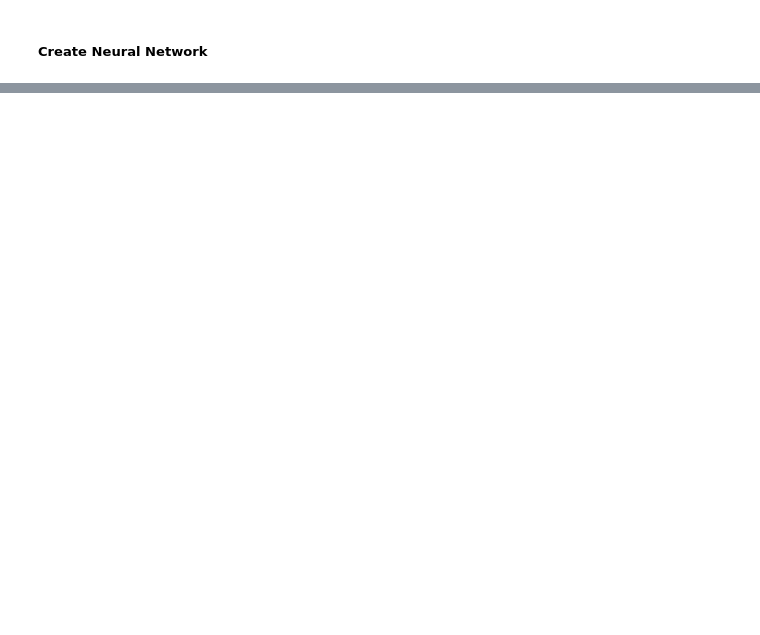
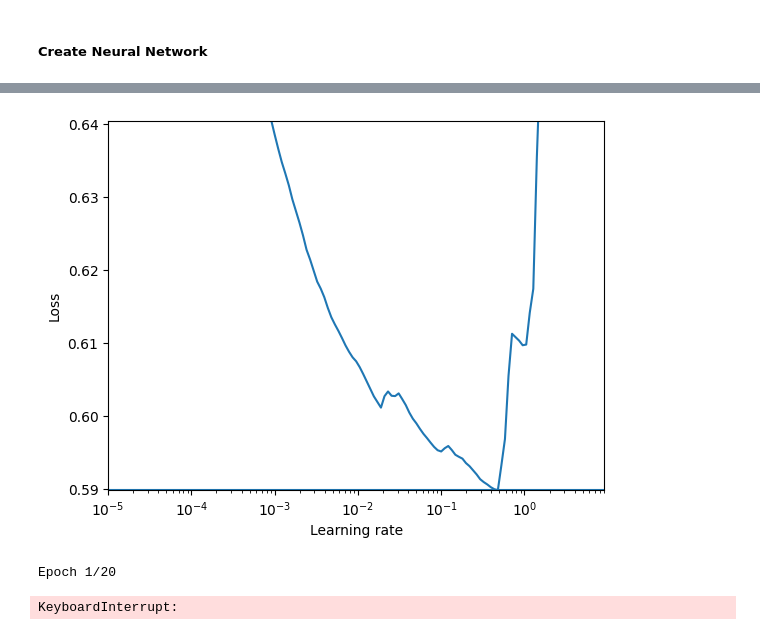
Before and after one commit to slouie88/myers_briggs_personalities, a Jupyter notebook: myers_briggs_model_development.ipynb, the cells around one changed output, grey strips where cells are left out. Cells and saved outputs as stored; diff of their text form; code cells hidden in the pictures; blank space fills up the shorter version.

Commit message:
Wrote functionality for building deep neural network and 1cycle learning rate scheduling

```diff
--- a/myers_briggs_model_development.ipynb
+++ b/myers_briggs_model_development.ipynb
@@ -871,0 +1020,5 @@ Name: EI, Length: 288211, dtype: int64
+# %%
+BATCH_SIZE = 2048
+
+ei_classifier = build_model()
+rates, losses = find_learning_rate(ei_classifier, X_train_EI, y_train_EI, epochs=1, batch_size=BATCH_SIZE)
@@ -871,0 +1028,20 @@ Name: EI, Length: 288211, dtype: int64
+# %%
+plot_lr_vs_loss(rates, losses)
+# %% [output]
+[figure, added]
+# %%
+N_EPOCHS = 20
+
+onecycle = OneCycleScheduler(math.ceil(len(X_train_EI / BATCH_SIZE)) * N_EPOCHS, max_rate=0.07)
+ei_classifier.fit(
+    X_train_EI,
+    y_train_EI,
+    validation_data=(X_test_EI, y_test_EI),
+    batch_size=BATCH_SIZE,
+    epochs=N_EPOCHS,
+    callbacks=[onecycle]
+)
+ei_classifier.evaluate(X_test_EI, y_test_EI)
+# %% [output]
+Epoch 1/20
+KeyboardInterrupt:
```
Also changed, not shown: parts of 6 cells of this notebook.
